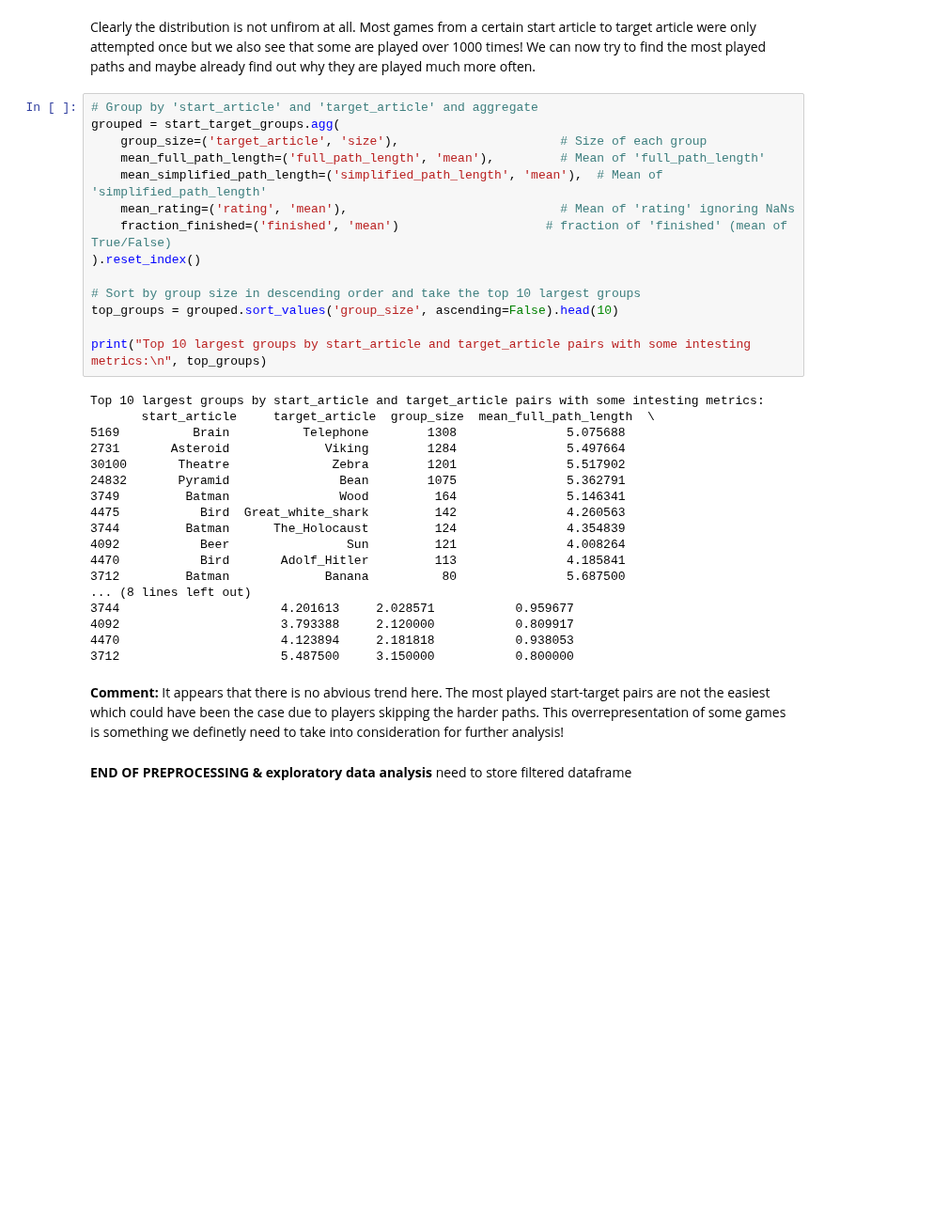
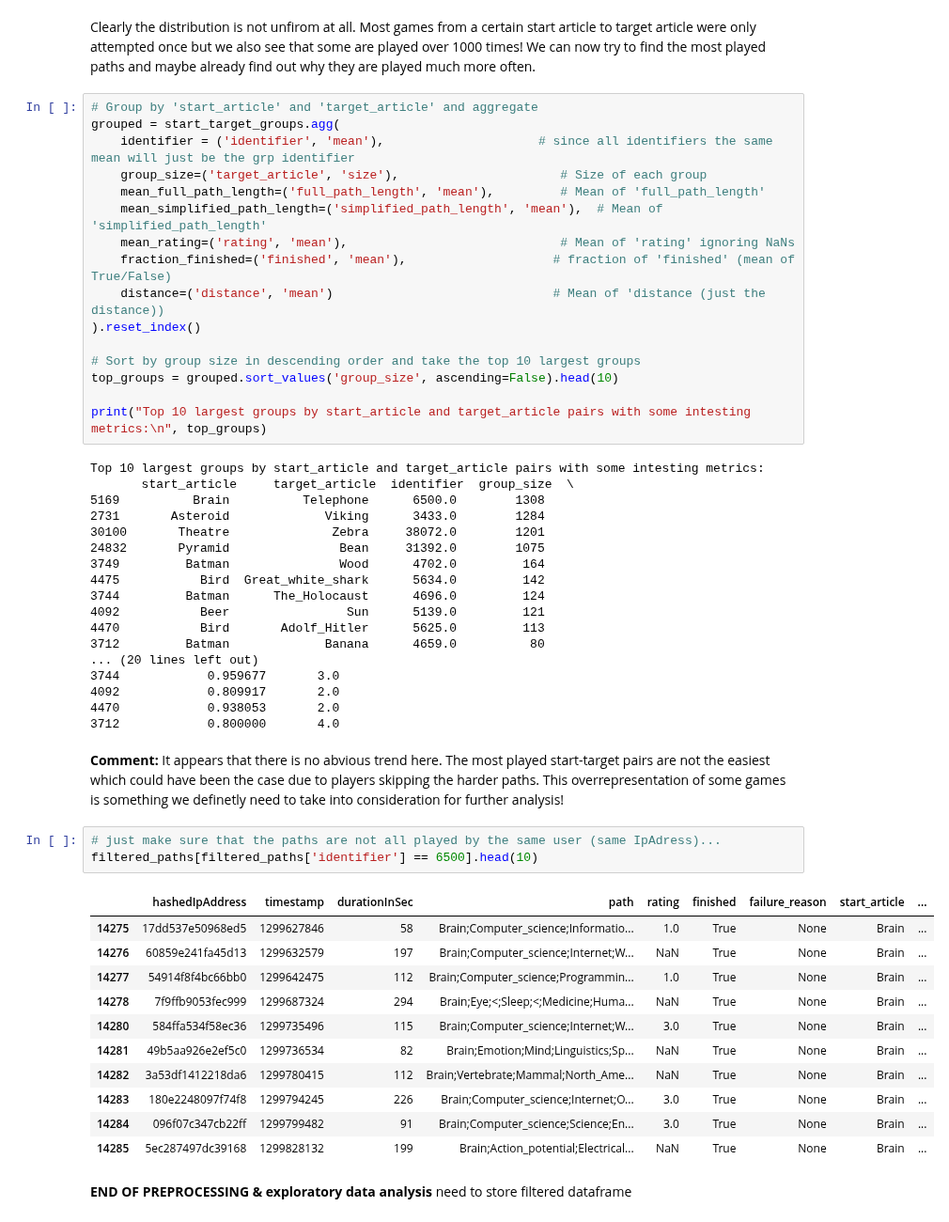
Before and after one commit to epfl-ada/ada-2024-project-adaholiks, a Jupyter notebook: statistical_analysis.ipynb, the cells around one changed output. Shown at 94% size. Cells and saved outputs as stored; diff of their text form; blank space fills up the shorter version.

```diff
--- a/statistical_analysis.ipynb
+++ b/statistical_analysis.ipynb
@@ -425,11 +425,13 @@ Clearly the distribution is not unfirom at all. Most games from a certain start
 # %%
 # Group by 'start_article' and 'target_article' and aggregate
 grouped = start_target_groups.agg(
+    identifier = ('identifier', 'mean'),                     # since all identifiers the same mean will just be the grp identifier
     group_size=('target_article', 'size'),                      # Size of each group
     mean_full_path_length=('full_path_length', 'mean'),         # Mean of 'full_path_length'
     mean_simplified_path_length=('simplified_path_length', 'mean'),  # Mean of 'simplified_path_length'
     mean_rating=('rating', 'mean'),                             # Mean of 'rating' ignoring NaNs
-    fraction_finished=('finished', 'mean')                    # fraction of 'finished' (mean of True/False)
+    fraction_finished=('finished', 'mean'),                    # fraction of 'finished' (mean of True/False)
+    distance=('distance', 'mean')                              # Mean of 'distance (just the distance))
 ).reset_index()
 
 # Sort by group size in descending order and take the top 10 largest groups
@@ -438,24 +440,39 @@ top_groups = grouped.sort_values('group_size', ascending=False).head(10)
 print("Top 10 largest groups by start_article and target_article pairs with some intesting metrics:\n", top_groups)
 # %% [output]
 Top 10 largest groups by start_article and target_article pairs with some intesting metrics:
-       start_article     target_article  group_size  mean_full_path_length  \
-5169          Brain          Telephone        1308               5.075688
-2731       Asteroid             Viking        1284               5.497664
-30100       Theatre              Zebra        1201               5.517902
-24832       Pyramid               Bean        1075               5.362791
-3749         Batman               Wood         164               5.146341
-4475           Bird  Great_white_shark         142               4.260563
-3744         Batman      The_Holocaust         124               4.354839
-4092           Beer                Sun         121               4.008264
-4470           Bird       Adolf_Hitler         113               4.185841
-3712         Batman             Banana          80               5.687500
-... (8 lines left out)
-3744                      4.201613     2.028571           0.959677
-4092                      3.793388     2.120000           0.809917
-4470                      4.123894     2.181818           0.938053
-3712                      5.487500     3.150000           0.800000
+       start_article     target_article  identifier  group_size  \
+5169          Brain          Telephone      6500.0        1308
+2731       Asteroid             Viking      3433.0        1284
+30100       Theatre              Zebra     38072.0        1201
+24832       Pyramid               Bean     31392.0        1075
+3749         Batman               Wood      4702.0         164
+4475           Bird  Great_white_shark      5634.0         142
+3744         Batman      The_Holocaust      4696.0         124
+4092           Beer                Sun      5139.0         121
+4470           Bird       Adolf_Hitler      5625.0         113
+3712         Batman             Banana      4659.0          80
+... (20 lines left out)
+3744            0.959677       3.0
+4092            0.809917       2.0
+4470            0.938053       2.0
+3712            0.800000       4.0
 # %% [markdown]
 **Comment:** It appears that there is no abvious trend here. The most played start-target pairs are not the easiest which could have been the case due to players skipping the harder paths. This overrepresentation of some games is something we definetly need to take into consideration for further analysis!
+# %%
+# just make sure that the paths are not all played by the same user (same IpAdress)...
+filtered_paths[filtered_paths['identifier'] == 6500].head(10)
+# %% [output]
+|  | hashedIpAddress | timestamp | durationInSec | path | rating | finished | failure_reason | start_article | ... |
+| 14275 | 17dd537e50968ed5 | 1299627846 | 58 | Brain;Computer_science;Informatio... | 1.0 | True | None | Brain | ... |
+| 14276 | 60859e241fa45d13 | 1299632579 | 197 | Brain;Computer_science;Internet;W... | NaN | True | None | Brain | ... |
+| 14277 | 54914f8f4bc66bb0 | 1299642475 | 112 | Brain;Computer_science;Programmin... | 1.0 | True | None | Brain | ... |
+| 14278 | 7f9ffb9053fec999 | 1299687324 | 294 | Brain;Eye;<;Sleep;<;Medicine;Huma... | NaN | True | None | Brain | ... |
+| 14280 | 584ffa534f58ec36 | 1299735496 | 115 | Brain;Computer_science;Internet;W... | 3.0 | True | None | Brain | ... |
+| 14281 | 49b5aa926e2ef5c0 | 1299736534 | 82 | Brain;Emotion;Mind;Linguistics;Sp... | NaN | True | None | Brain | ... |
+| 14282 | 3a53df1412218da6 | 1299780415 | 112 | Brain;Vertebrate;Mammal;North_Ame... | NaN | True | None | Brain | ... |
+| 14283 | 180e2248097f74f8 | 1299794245 | 226 | Brain;Computer_science;Internet;O... | 3.0 | True | None | Brain | ... |
+| 14284 | 096f07c347cb22ff | 1299799482 | 91 | Brain;Computer_science;Science;En... | 3.0 | True | None | Brain | ... |
+| 14285 | 5ec287497dc39168 | 1299828132 | 199 | Brain;Action_potential;Electrical... | NaN | True | None | Brain | ... |
 # %% [markdown]
 **END OF PREPROCESSING & exploratory data analysis**
 need to store filtered dataframe
```
Also changed, not shown: parts of 9 cells of this notebook, 1 other file.
